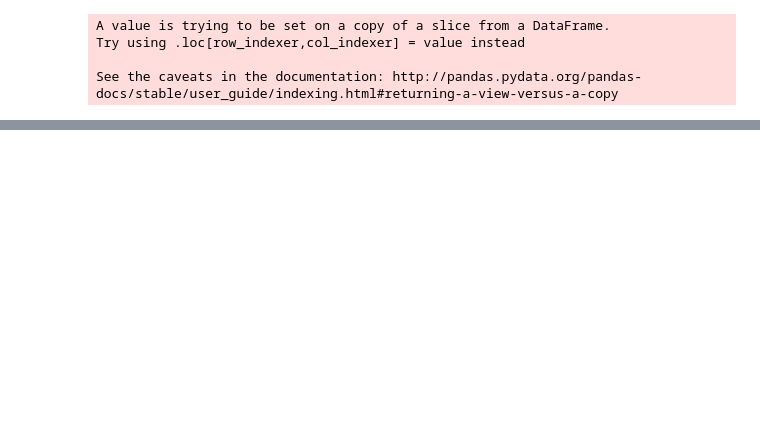
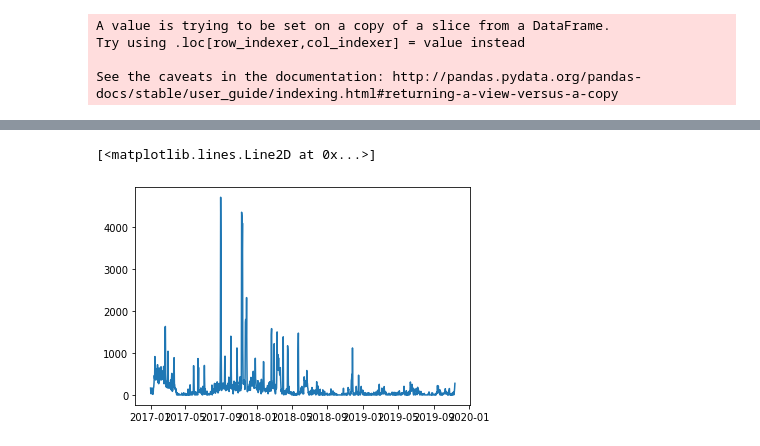
Before and after one commit to VRSILAC/tinuiti, a Jupyter notebook: tinuiti_data.ipynb, the cells around one changed output, grey strips where cells are left out. Saved outputs shown, nothing was run; the diff lists cells and outputs as text; code cells hidden in the pictures; blank space fills up the shorter version.

```diff
--- a/tinuiti_data.ipynb
+++ b/tinuiti_data.ipynb
@@ -124,3 +92,9 @@ pd.pivot_table(data_subset,index=["holiday_flag"],aggfunc=[np.mean])
 #drop year and month and write out the datafile
 data_subset.drop(["year", "month"],axis=1,inplace=True)
 data_subset.to_csv("tinuiti_data.csv",index=False)
+# %%
+#plotting the revenue
+plt.plot(data_subset["report_date2"], data_subset["P_DIS_Revenue"])
+# %% [output]
+[<matplotlib.lines.Line2D at 0x...>]
+[figure, added]
```
Also changed, not shown: parts of 7 cells of this notebook.
